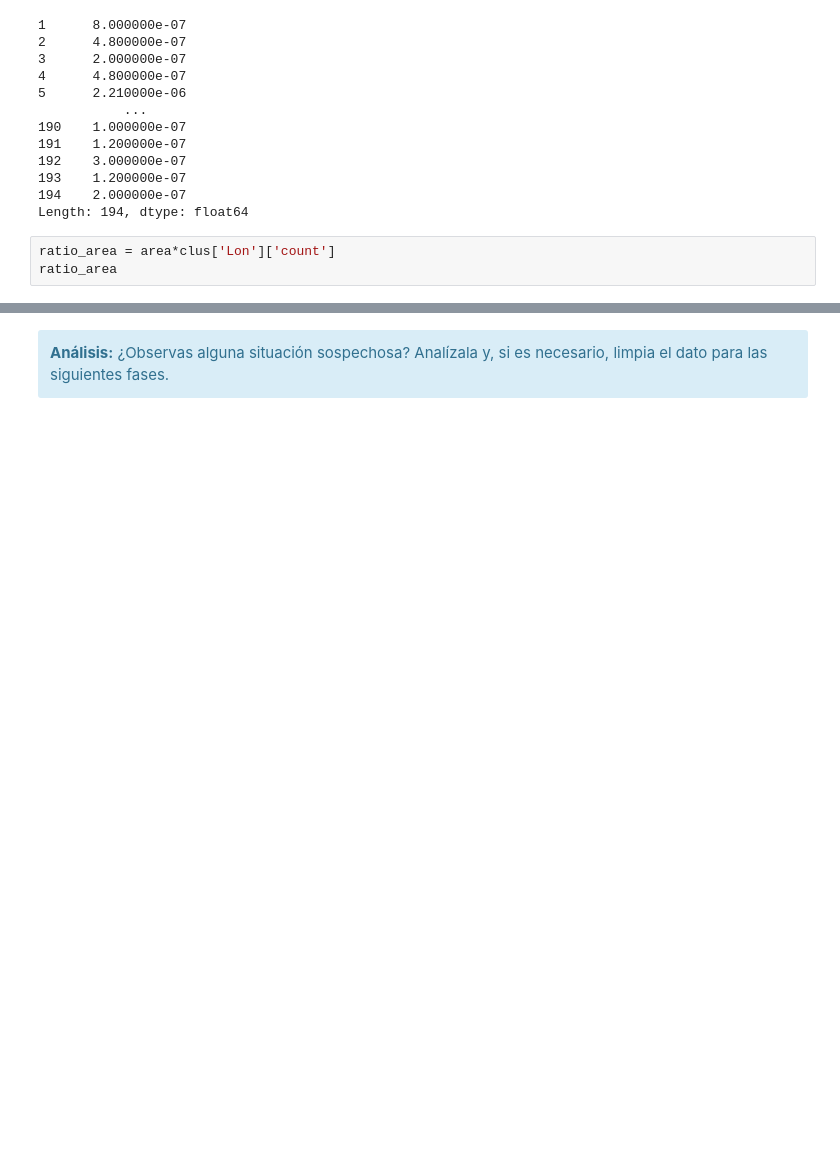
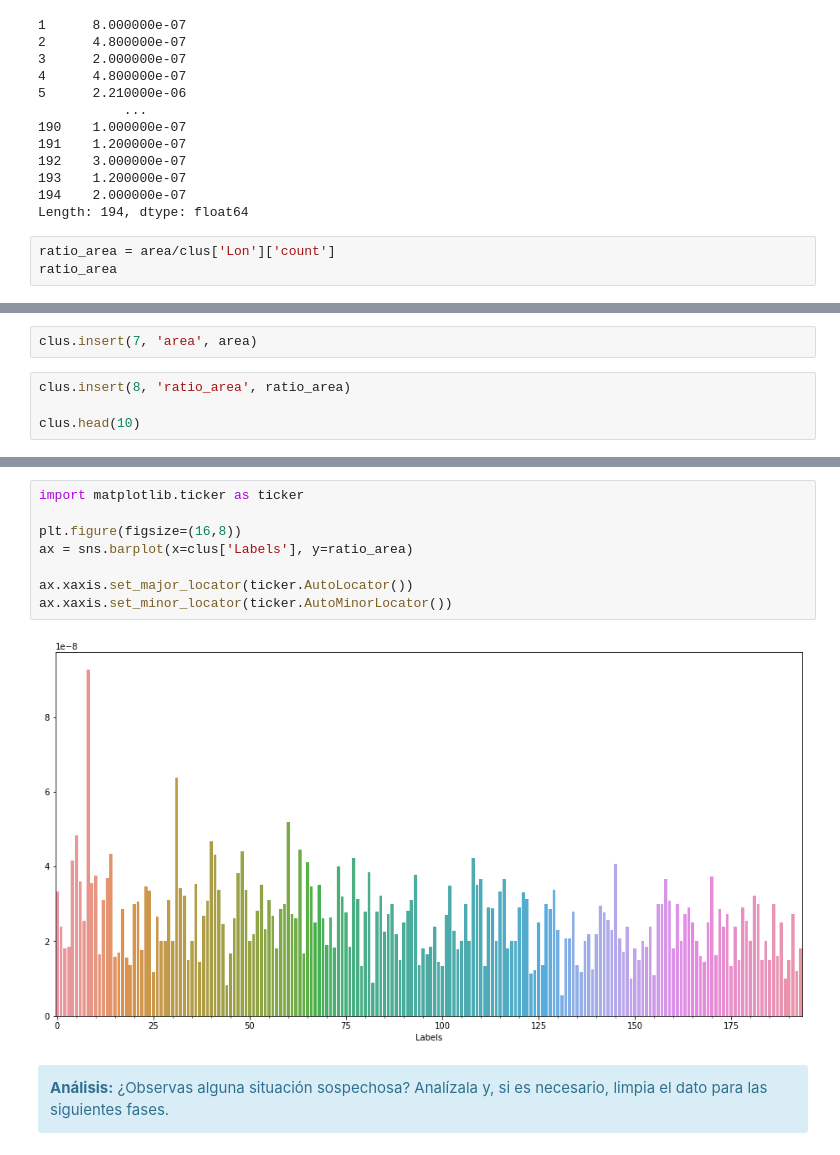
Before and after one commit to angelbujalance/MAME_PEC, a Jupyter notebook: 20221_M2.855_PEC2-Enunciado.ipynb, the cells around one changed output, grey strips where cells are left out. Saved outputs shown, nothing was run; the diff lists cells and outputs as text; blank space fills up the shorter version.

```diff
--- a/20221_M2.855_PEC2-Enunciado.ipynb
+++ b/20221_M2.855_PEC2-Enunciado.ipynb
@@ -610,6 +610,6 @@ area
 194    2.000000e-07
 Length: 194, dtype: float64
 # %%
-ratio_area = area*clus['Lon']['count']
+ratio_area = area/clus['Lon']['count']
 ratio_area
 # %% [output]
@@ -648,0 +628,6 @@ Name: min, Length: 194, dtype: float64
+# %%
+clus.insert(7, 'area', area)
+# %%
+clus.insert(8, 'ratio_area', ratio_area)
+
+clus.head(10)
@@ -649,3 +664,13 @@ Name: min, Length: 194, dtype: float64
+# %%
+import matplotlib.ticker as ticker
+
+plt.figure(figsize=(16,8))
+ax = sns.barplot(x=clus['Labels'], y=ratio_area)
+
+ax.xaxis.set_major_locator(ticker.AutoLocator())
+ax.xaxis.set_minor_locator(ticker.AutoMinorLocator())
+# %% [output]
+[figure, added]
 # %% [markdown]
 <div class="alert alert-block alert-info">
 <strong>Análisis:</strong>
```
Also changed, not shown: parts of 9 cells of this notebook.
